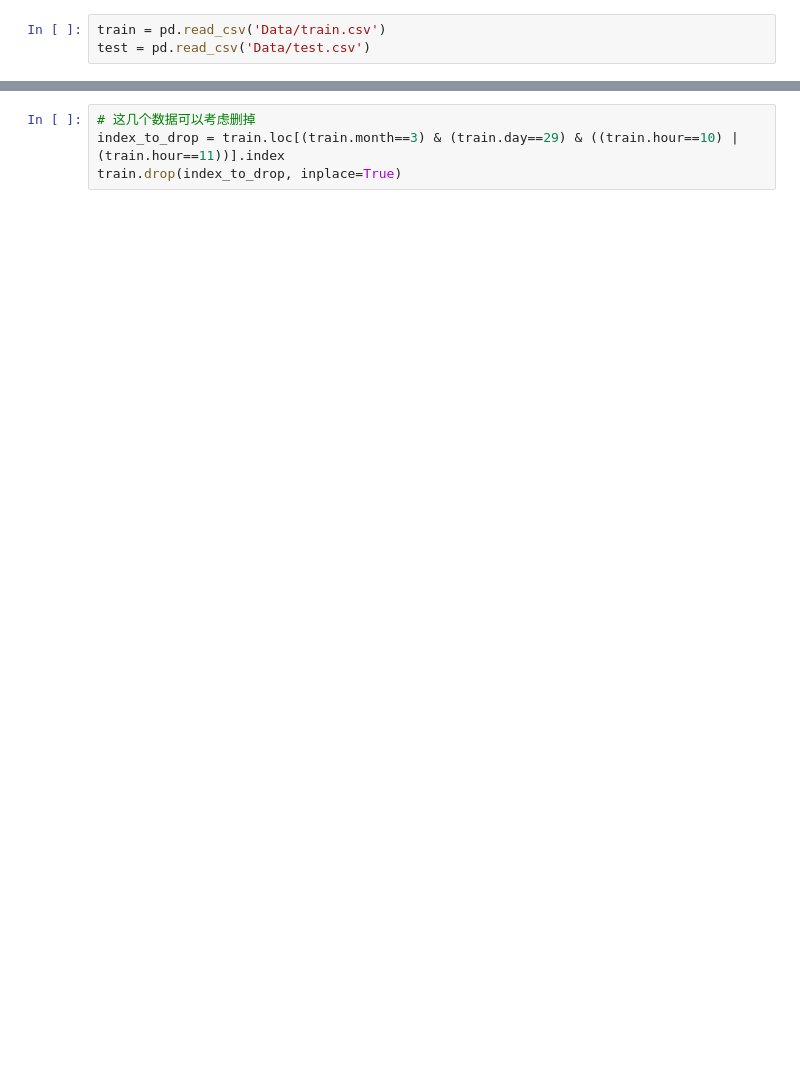
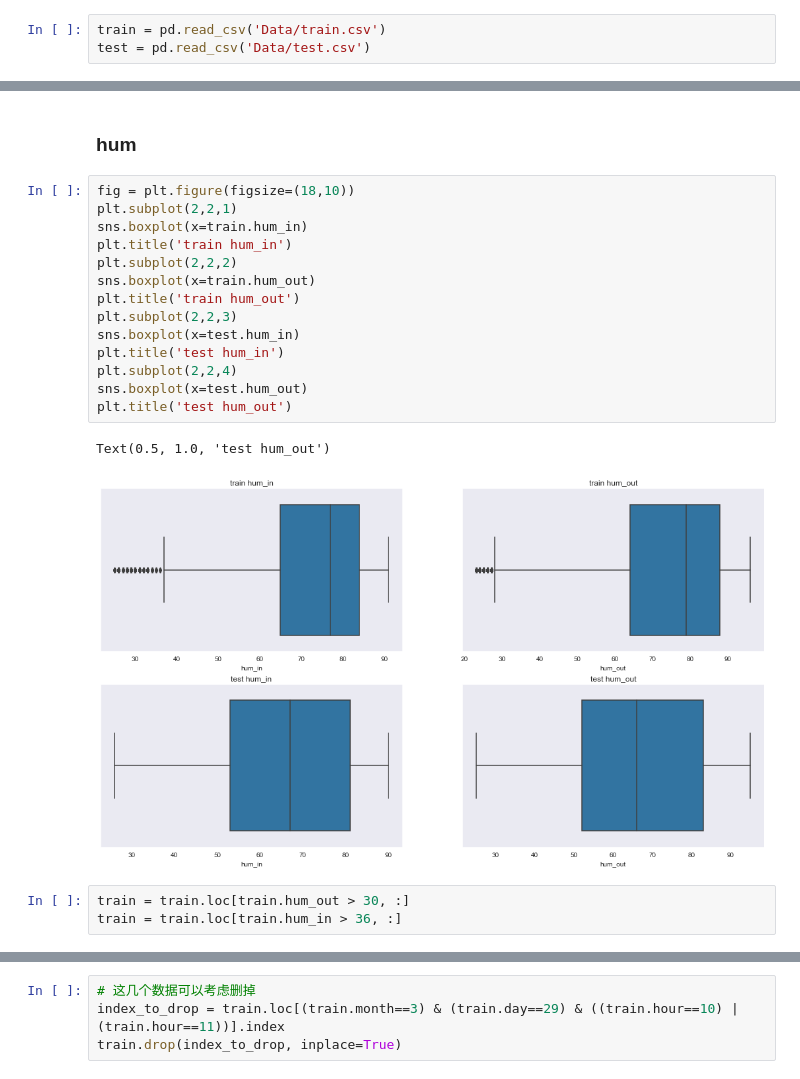
Before and after one commit to LiuHDme/TempPrediction, a Jupyter notebook: Untitled.ipynb, the cells around one changed output, grey strips where cells are left out. Drawn from its saved outputs; the diff is of its cells as text; blank space fills up the shorter version.

```diff
--- a/Untitled.ipynb
+++ b/Untitled.ipynb
@@ -5,0 +74,22 @@ test = pd.read_csv('Data/test.csv')
+# %% [markdown]
+### hum
+# %%
+fig = plt.figure(figsize=(18,10))
+plt.subplot(2,2,1)
+sns.boxplot(x=train.hum_in)
+plt.title('train hum_in')
+plt.subplot(2,2,2)
+sns.boxplot(x=train.hum_out)
+plt.title('train hum_out')
+plt.subplot(2,2,3)
+sns.boxplot(x=test.hum_in)
+plt.title('test hum_in')
+plt.subplot(2,2,4)
+sns.boxplot(x=test.hum_out)
+plt.title('test hum_out')
+# %% [output]
+Text(0.5, 1.0, 'test hum_out')
+[figure, added]
+# %%
+train = train.loc[train.hum_out > 30, :]
+train = train.loc[train.hum_in > 36, :]
```
Also changed, not shown: parts of 44 cells of this notebook, 1 other file.
